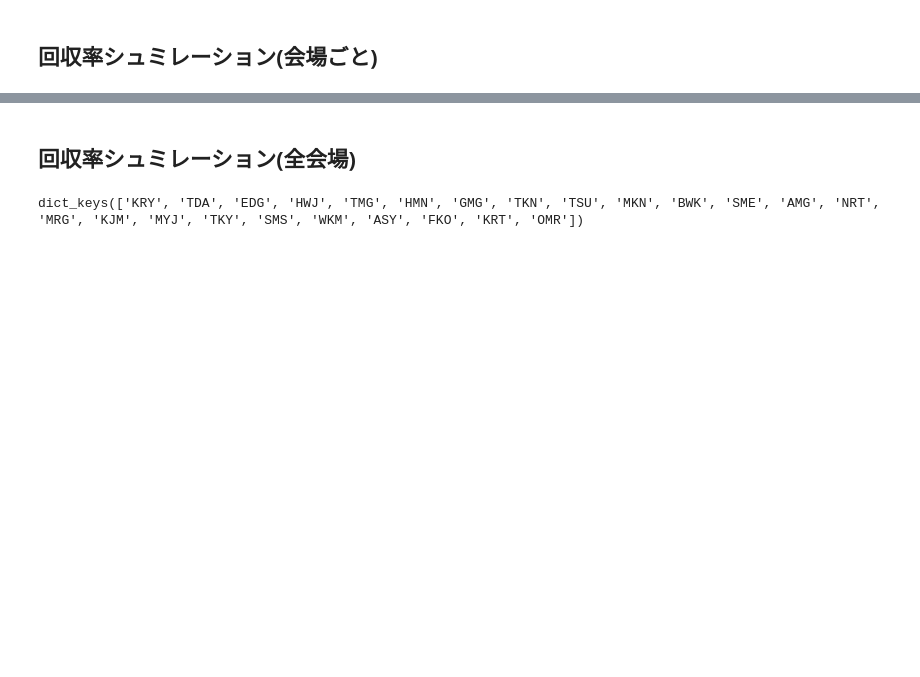
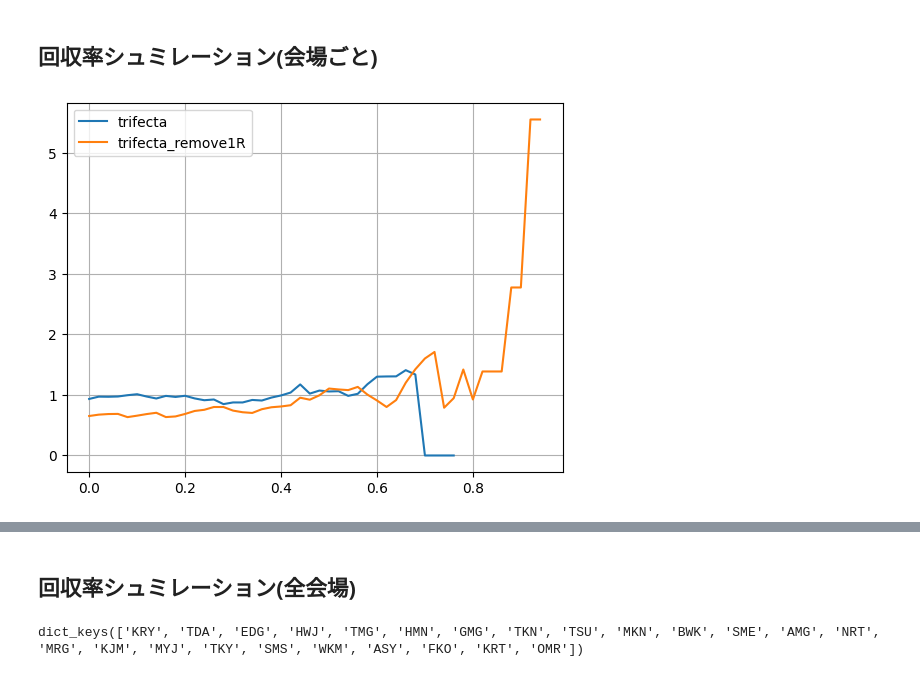
Before and after one commit to sakokazuki/kyotei-ai, a Jupyter notebook: main.ipynb, the cells around one changed output, grey strips where cells are left out. Saved outputs shown, nothing was run; the diff lists cells and outputs as text; code cells hidden in the pictures; blank space fills up the shorter version.

```diff
--- a/main.ipynb
+++ b/main.ipynb
@@ -42,6 +55,7 @@ import optuna.integration.lightgbm as lgb_o
 import optuna
 import lightgbm as lgb
 from sklearn.metrics import roc_auc_score
+import pandas as pd
 
 PIC_FILE_NAME = "pic_optuna_params.pickle"
 TMP_PIC_FILE_NAME = "pic_optuna_params_tmp.pickle"
@@ -50,7 +64,7 @@ import model_evaluator as mev
 importlib.reload(mev)
 
 class LGBM_Model:
-    def __init__(self, X_train, y_train, X_test, y_test):
+    def __init__(self, params, X_train, y_train, X_test, y_test):
         lgb_clf = lgb.LGBMClassifier(**params)
         lgb_clf.fit(X_train.values, y_train.values)
 
@@ -83,7 +97,7 @@ class LGBM_Models:
             target_variable = i.split('_')[1]
             X_train, y_train, X_test, y_test = LGBM_Models.split(race_d, stadium_code, target_variable)
 
-            model = LGBM_Model(X_train, y_train, X_test, y_test)
+            model = LGBM_Model(params, X_train, y_train, X_test, y_test)
 
             models[i] = model
 
@@ -240,10 +254,10 @@ return_table = rt.ReturnTable(data_tables.return_t)
 race_d = race_results.generate_categorical()
 # %%
 # pcikleから生成
-models = LGBM_Models.create_from_pickle(race_d)
+# models = LGBM_Models.create_from_pickle(race_d)
 
 # デバッグ用一時ファイルを生成
-# models = LGBM_Models.create_temp(race_d, ['BWK']).opt_params_df
+models = LGBM_Models.create_temp(race_d, ['BWK'])
 
 # デバッグ用一時ファイルから生成
 # models = LGBM_Models.create_from_temp_pickle(race_d)
@@ -319,28 +428,37 @@ gain = mev.Gain2(models, stadium_code, return_table.data_p, lower=0, n_samples=1
 # %%
 # 単体の会場のモデル
 importlib.reload(mev)
+# 1着モデルの単勝
 win_r1, win_r1_ret = mev.win_r1_return(gain)
+# 3着以内モデルの単勝
 win_r3, win_r3_ret = mev.win_r3_return(gain)
+# 1単勝モデルの単勝で1コースの買い目を除く
 win_r1_remove1R, win_r1_remove1R_ret = mev.win_r1_remove1R_return(gain)
-exacta, exacta_ret = mev.exacta_return(gain)
-exacta_remove1R, exacta_remove1R_ret = mev.exacta_remove1R_return(gain)
-trifecta, trifecta_ret = mev.trifecta_return(gain)
-trifecta_remove1R, trifecta_remove1R_ret = mev.trifecta_remove1R_return(gain)
+
+# 2連単
+exacta, exacta_ret = mev.exacta_return(gain, threshold_r1=1.1) # threshold_r1=1着率のAIモデルの閾値1.5以上のものを買う
+exacta_remove1R, exacta_remove1R_ret = mev.exacta_remove1R_return(gain, threshold_r1=0.4)
+# 3連単
+trifecta, trifecta_ret = mev.trifecta_return(gain, threshold_r1=1.1)
+trifecta_remove1R, trifecta_remove1R_ret = mev.trifecta_remove1R_return(gain, threshold_r1=0.4)
 # %%
-# importlib.reload(mev)
-# gain_tansho = gain.calc_return(mev.win_return)
-# gain_fukusho = gain.calc_return(mev.place_return)
-# gain_exacta = gain.calc_return(mev.exacta_return)
+# グラフ表示
+# plot(win_r1, 'win_r1')
+# plot(win_r3, 'win_r3')
+# plot(win_r1_remove1R, 'win_r1 remove1R')
+# plot(exacta, 'exacta')
+# plot(exacta_remove1R, 'exacta remove1R')
+plot(trifecta, 'trifecta')
+plot(trifecta_remove1R, 'trifecta_remove1R')
 
-# plot(gain_tansho, 'tansho')
-# plot(gain_fukusho, 'fukusho')
-# plot(gain_exacta, 'exacta')
 
 # 的中率
 # plot_hit(gain_tansho, 'tansho')
 # plot_hit(gain_fukusho, 'fukusho')
 # plot_hit(gain_exacta, 'exacta')
 
 # シャープレシオのプロット
 # plot_sharpratio(gain_tansho, 'tansho')
 # plot_sharpratio(gain_fukusho, 'tansho')
+# %% [output]
+[figure, added]
```
Also changed, not shown: parts of 5 cells of this notebook, 1 other file.
